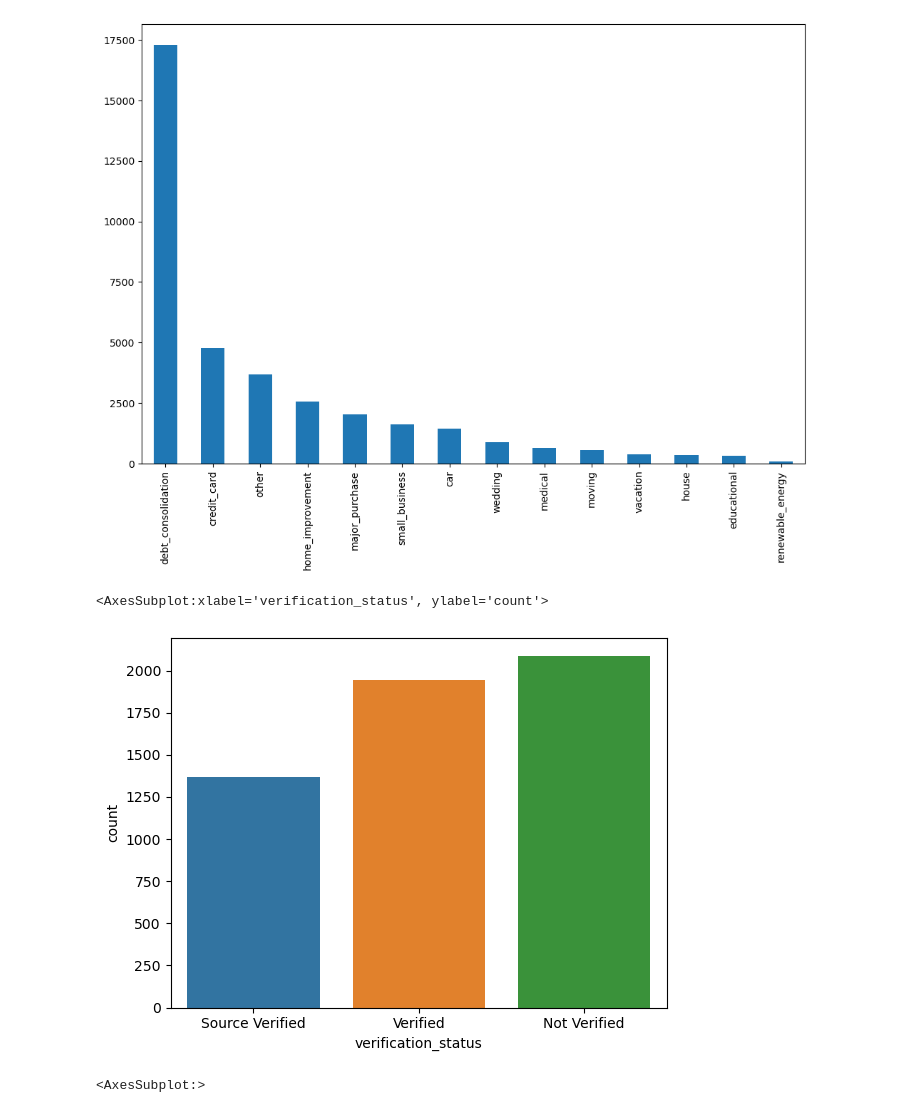
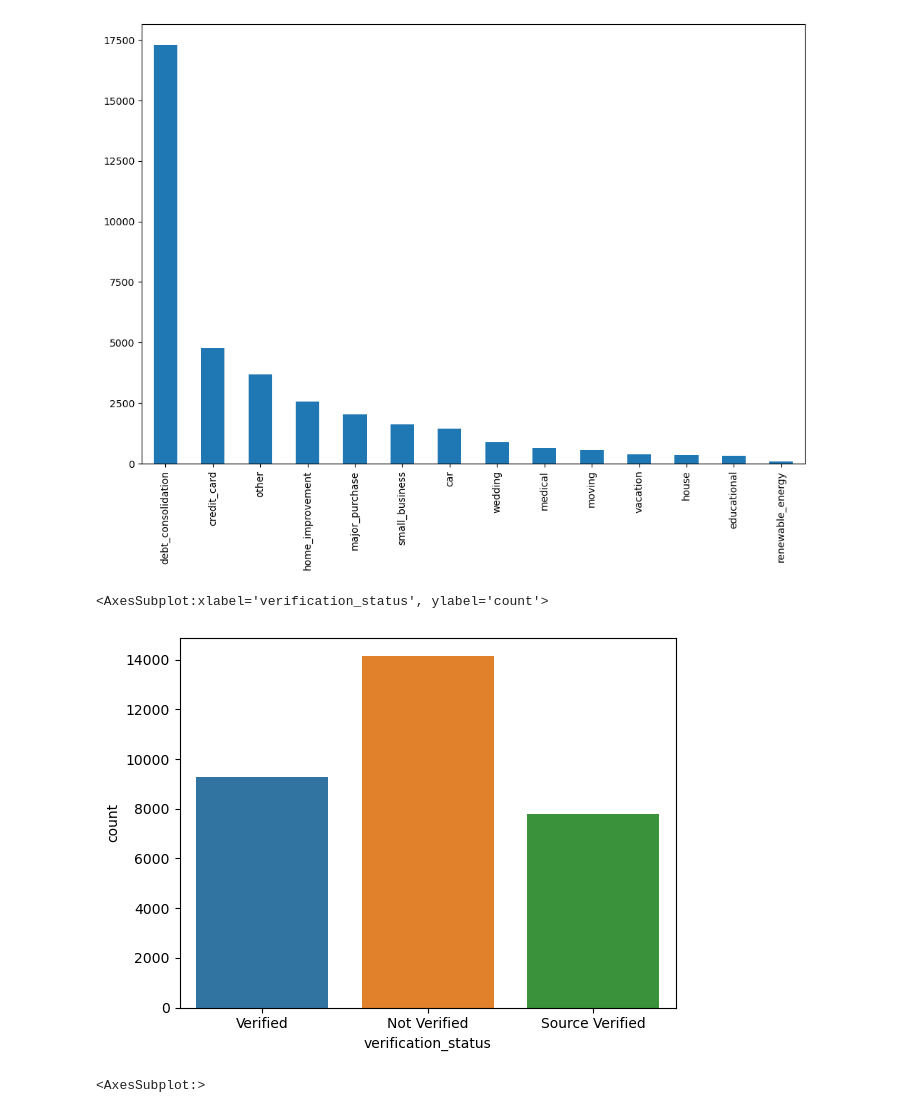
Before and after one commit to akdwivedi21/lending-club-case-study, a Jupyter notebook: main.ipynb, the cells around one changed output. Cells and saved outputs as stored; diff of their text form; code cells hidden in the pictures.

```diff
--- a/main.ipynb
+++ b/main.ipynb
@@ -278,10 +267,10 @@ df.purpose.value_counts().plot(kind = 'bar', ax = ax)
 <AxesSubplot:>
 [figure]
 # %%
-sns.countplot(x = 'verification_status', data=df[df.loan_status == 'Charged Off'])
+sns.countplot(x = 'verification_status', data=df[df.loan_status == 0])
 # %% [output]
 <AxesSubplot:xlabel='verification_status', ylabel='count'>
-[figure, old version]
+[figure, new version]
 # %%
 (df.term.value_counts()/len(df)).plot.bar()
 # %% [output]
```
Also changed, not shown: parts of 32 cells of this notebook.
